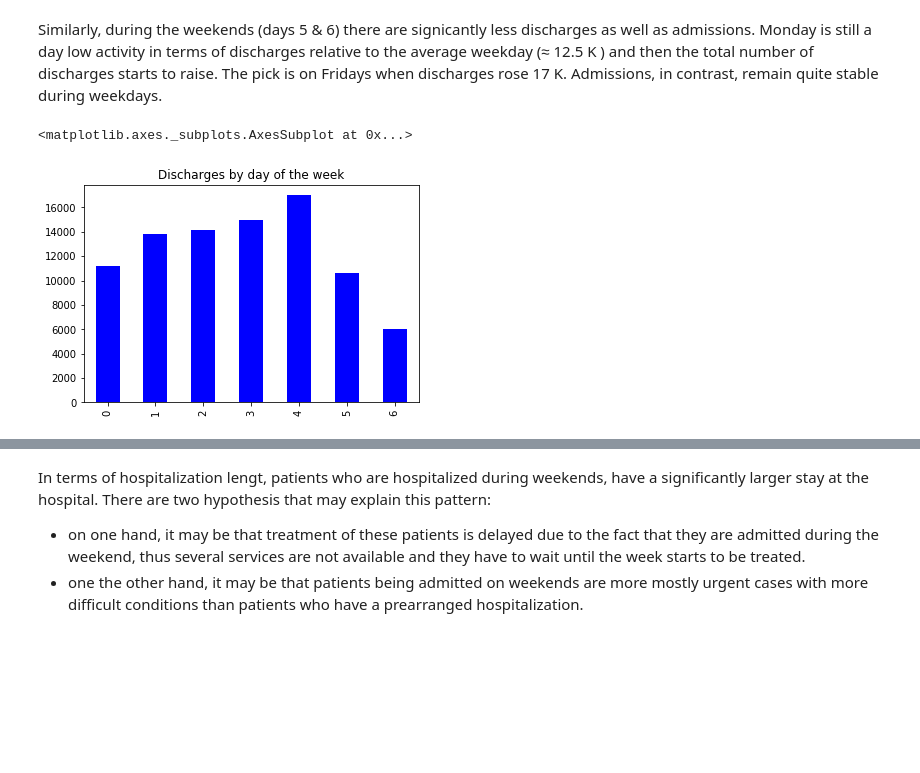
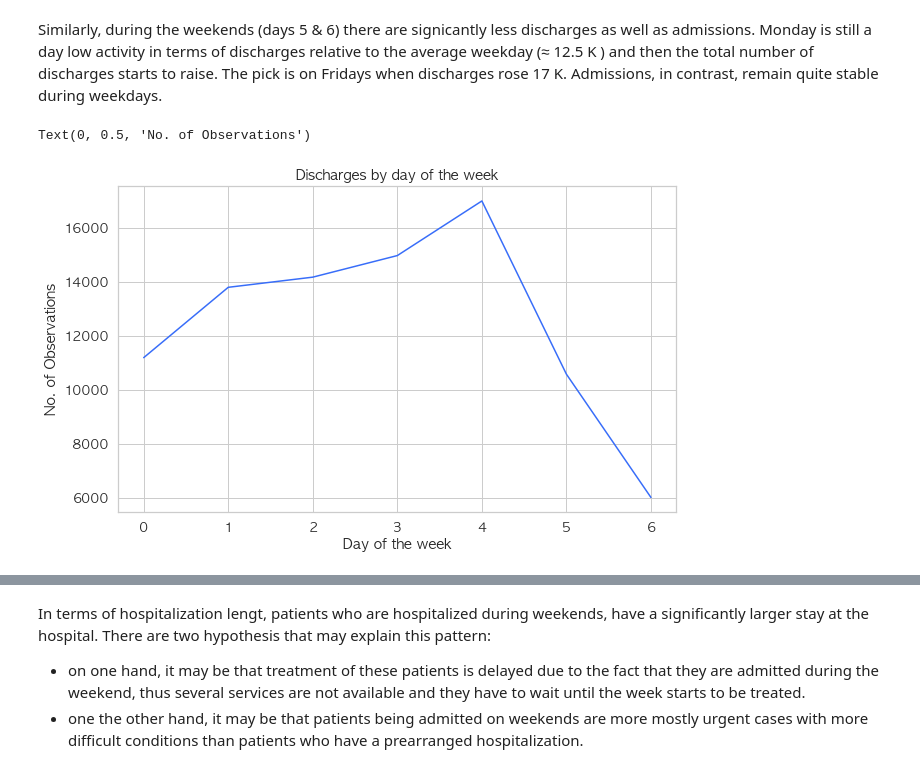
Before and after one commit to josedallavia/A-Machine-Learning-Approach-for-Optimization-of-Hospital-Bed-Utilization, a Jupyter notebook: exploration/Exploratory.ipynb, the cells around one changed output, grey strips where cells are left out. Cells and saved outputs as stored; diff of their text form; code cells hidden in the pictures; blank space fills up the shorter version.

```diff
--- a/exploration/Exploratory.ipynb
+++ b/exploration/Exploratory.ipynb
@@ -311,0 +314,6 @@ Minimum hospitalization length:  0.0
+# %%
+sns.set(style="whitegrid",font_scale=1.2,font='AppleGothic', palette="rainbow")
+plt.figure(figsize=(6,4))
+ax = (hospitalizations['length']/24).plot.density(xlim=(0,20),
+                                        title='')
+ax.set_xlabel('Length (days)')
@@ -426,9 +470,12 @@ hospitalizations['admission_datetime'].dt.hour.plot.density(xlim=(0,24),
 # %% [markdown]
 Similarly, during the weekends (days 5 & 6) there are signicantly less discharges as well as admissions. Monday is still a day low activity in terms of discharges relative to the average weekday (≈ 12.5 K ) and then the total number of discharges starts to raise. The pick is on Fridays when discharges rose 17 K. Admissions, in contrast, remain quite stable during weekdays.
 # %%
-hospitalizations['discharge_datetime'].dt.weekday.value_counts().sort_index().plot.bar(
-    title='Discharges by day of the week',color = 'blue')
+plt.figure(figsize=(10,6))
+ax = hospitalizations['discharge_datetime'].dt.weekday.value_counts().sort_index().plot(
+    title='Discharges by day of the week',figsize=(10,6))
+ax.set_xlabel('Day of the week')
+ax.set_ylabel('No. of Observations')
 # %% [output]
-<matplotlib.axes._subplots.AxesSubplot at 0x...>
+Text(0, 0.5, 'No. of Observations')
-[figure, old version]
+[figure, new version]
 # %%
```
Also changed, not shown: parts of 67 cells of this notebook, 7 other files.
